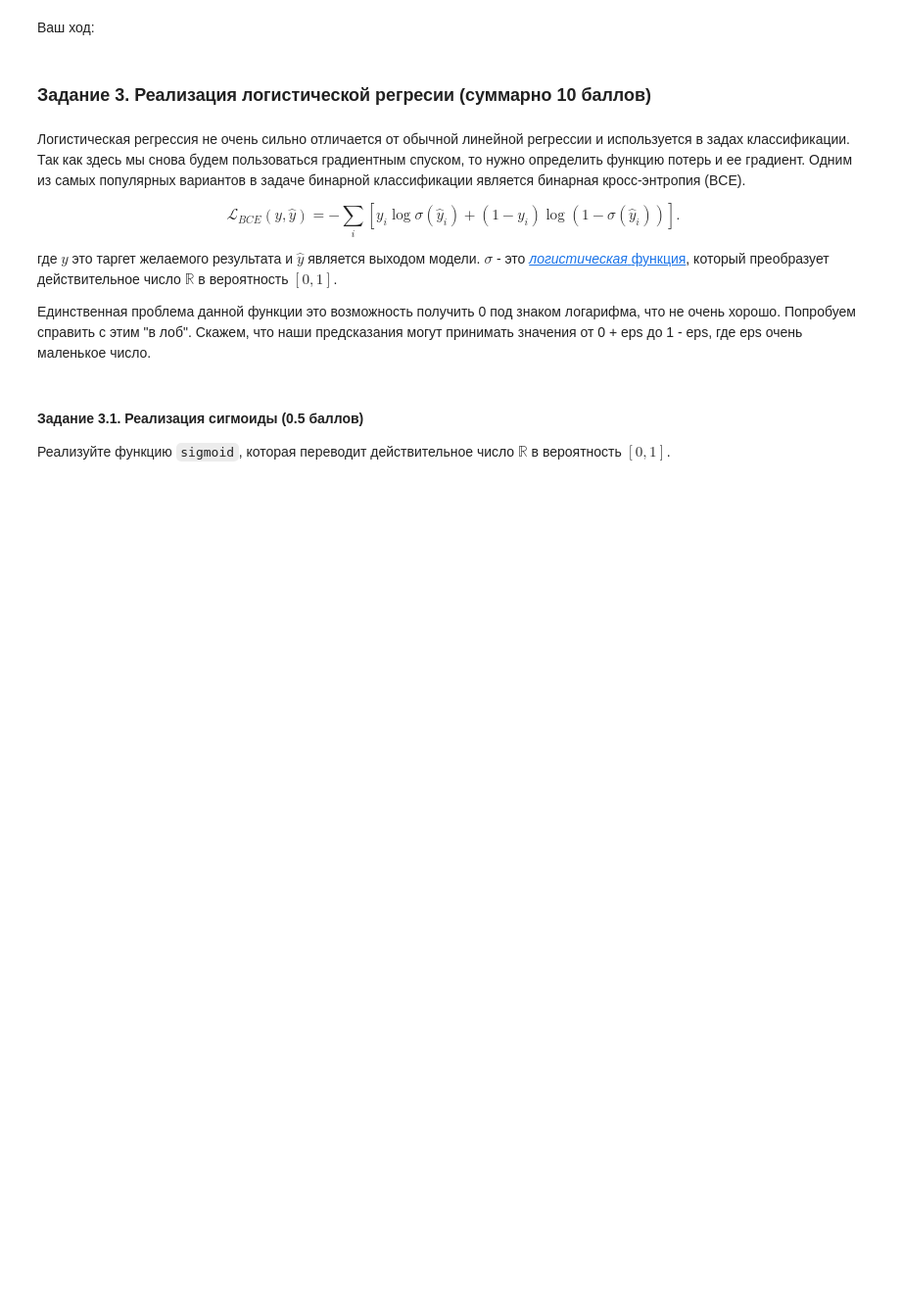
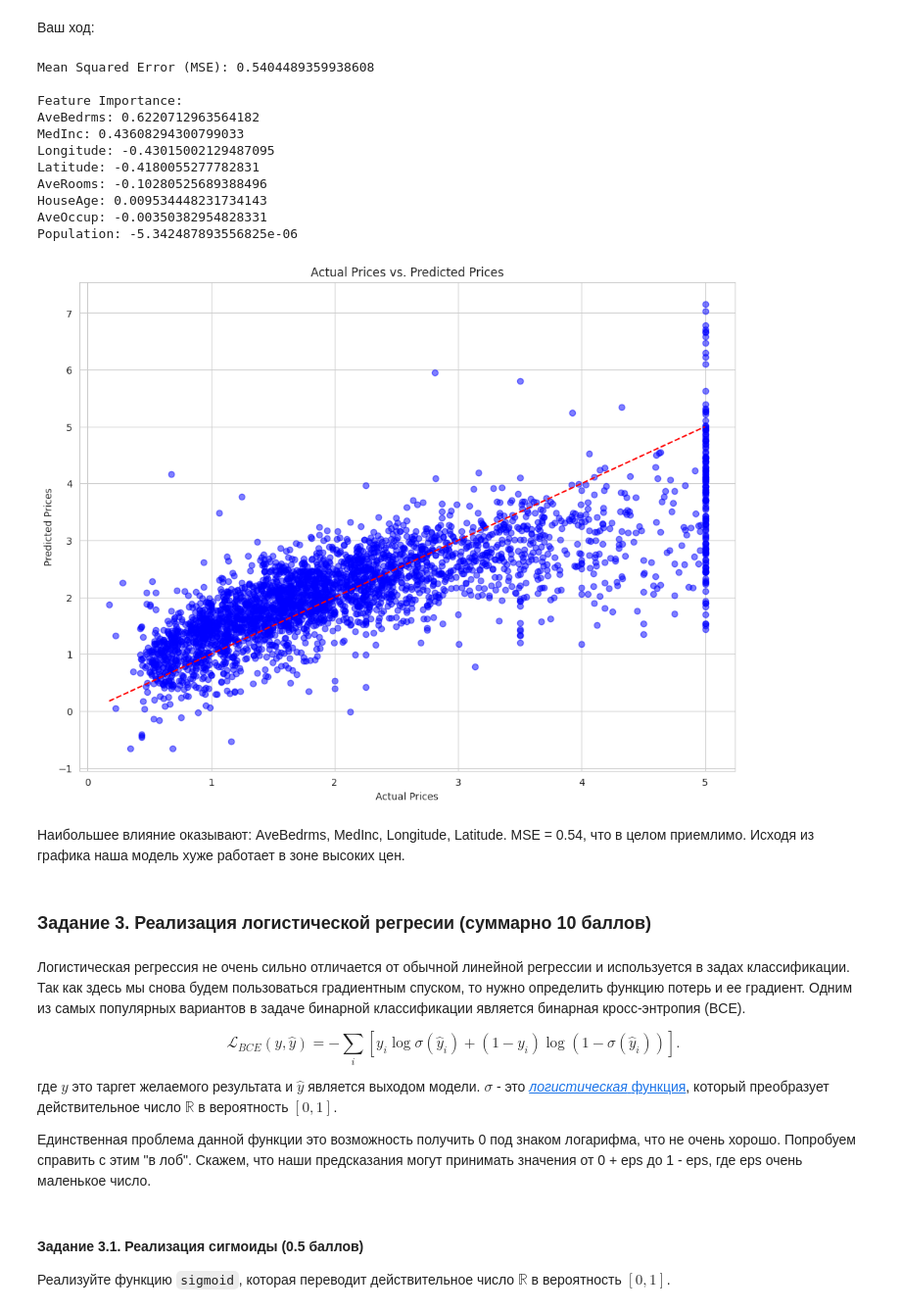
Before and after one commit to danon6868/BI-ml-2024, a Jupyter notebook: lecture_2_linmodels_GD/homework/Linear_models.ipynb, the cells around one changed output. Shown at 98% size. Cells and saved outputs as stored; diff of their text form; code cells hidden in the pictures; blank space fills up the shorter version.

```diff
--- a/lecture_2_linmodels_GD/homework/Linear_models.ipynb
+++ b/lecture_2_linmodels_GD/homework/Linear_models.ipynb
@@ -402,5 +428,49 @@ feature_names = data["feature_names"]
 # %% [markdown]
 Ваш ход:
+# %%
+X_train, X_test, y_train, y_test = train_test_split(X, y, test_size=0.15, random_state=SEED)
+
+model = LinearRegression()
+model.fit(X_train, y_train)
+
+y_pred = model.predict(X_test)
+
+mse = mean_squared_error(y_test, y_pred)
+
+print("Mean Squared Error (MSE):", mse)
+
+coefficients = model.coef_
+feature_importance = dict(zip(feature_names, coefficients))
+sorted_feature_importance = sorted(feature_importance.items(), key=lambda x: abs(x[1]), reverse=True)
+
+print("\nFeature Importance:")
+for feature, importance in sorted_feature_importance:
+    print(f"{feature}: {importance}")
+
+plt.scatter(y_test, y_pred, alpha=0.5, color='b')
+
+plt.title('Actual Prices vs. Predicted Prices')
+plt.xlabel('Actual Prices')
+plt.ylabel('Predicted Prices')
+
+plt.plot([min(y_test), max(y_test)], [min(y_test), max(y_test)], color='red', linestyle='--')
+
+plt.show()
+# %% [output]
+Mean Squared Error (MSE): 0.5404489359938608
+
+Feature Importance:
+AveBedrms: 0.6220712963564182
+MedInc: 0.43608294300799033
+Longitude: -0.43015002129487095
+Latitude: -0.4180055277782831
+AveRooms: -0.10280525689388496
+HouseAge: 0.009534448231734143
+AveOccup: -0.00350382954828331
+Population: -5.342487893556825e-06
+[figure, added]
+# %% [markdown]
+Наибольшее влияние оказывают: AveBedrms, MedInc, Longitude, Latitude. MSE = 0.54, что в целом приемлимо. Исходя из графика наша модель хуже работает в зоне высоких цен.
 # %% [markdown]
 ### Задание 3. Реализация логистической регресии (суммарно 10 баллов)
 # %% [markdown]
```
Also changed, not shown: parts of 25 cells of this notebook.
